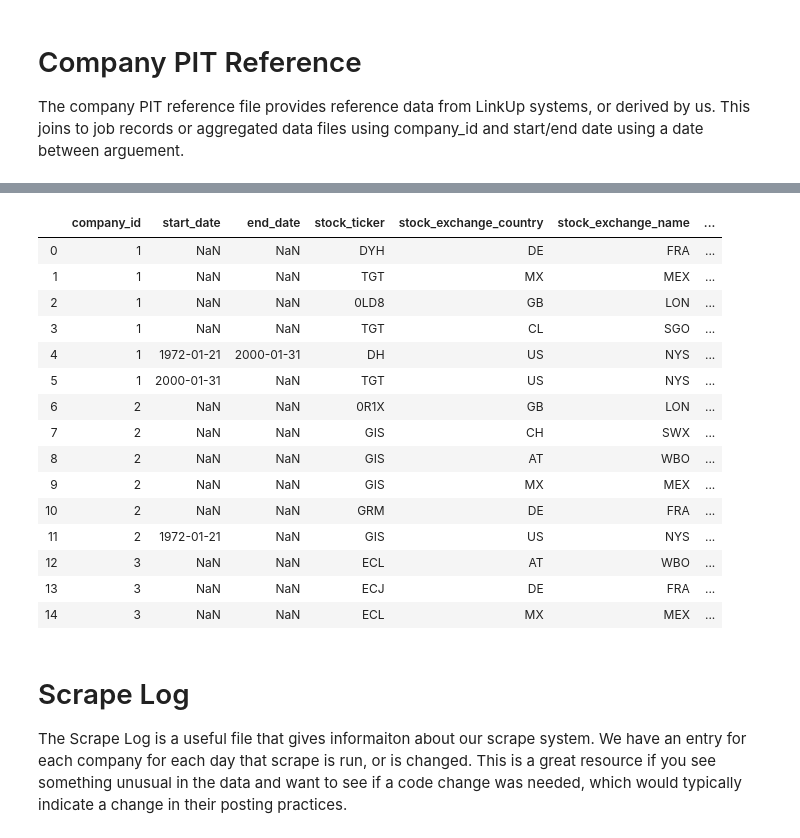
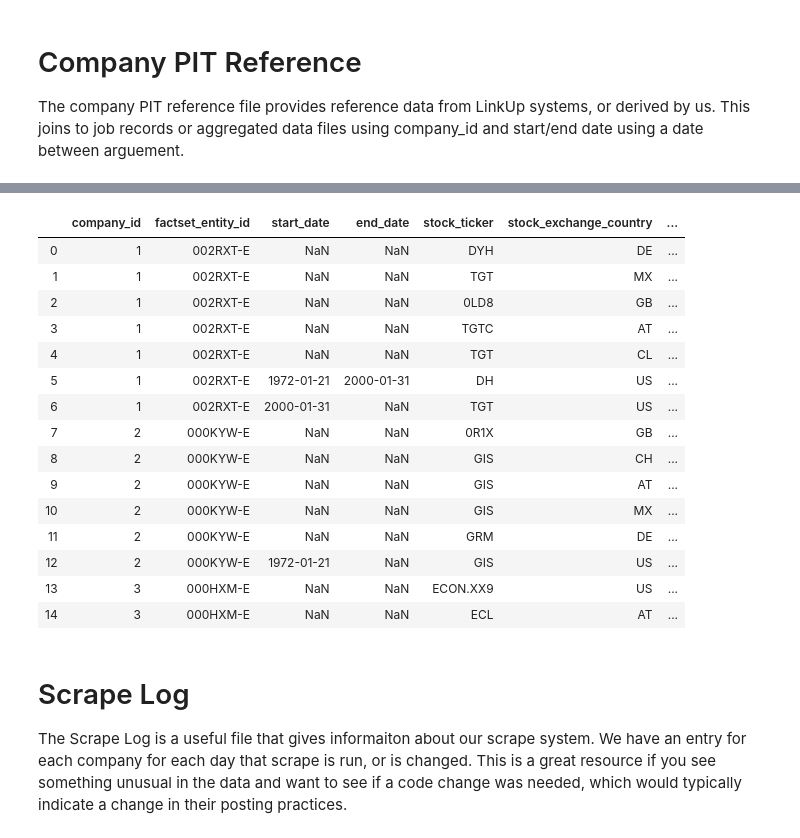
Before and after one commit to LinkUp/Job-Market-Data, a Jupyter notebook: Product Documentation/Product Onboarding.ipynb, the cells around one changed output, grey strips where cells are left out. Cells and saved outputs as stored; diff of their text form; code cells hidden in the pictures.

```diff
--- a/Product Documentation/Product Onboarding.ipynb
+++ b/Product Documentation/Product Onboarding.ipynb
@@ -84,22 +84,22 @@ This file was created through concordance of our company id to Factset Entity ID
 # %%
-TickerPITRef = pd.read_csv('raw_pit_ticker_full_2019-07-15.csv'); TickerPITRef.head(15)
+TickerPITRef = pd.read_csv('fs_company_reference_daily_2019-11-13.csv.gz'); TickerPITRef.head(15)
 # %% [output]
-|  | company_id | start_date | end_date | stock_ticker | stock_exchange_country | stock_exchange_name | ... |
-| 0 | 1 | NaN | NaN | DYH | DE | FRA | ... |
-| 1 | 1 | NaN | NaN | TGT | MX | MEX | ... |
-| 2 | 1 | NaN | NaN | 0LD8 | GB | LON | ... |
-| 3 | 1 | NaN | NaN | TGT | CL | SGO | ... |
-| 4 | 1 | 1972-01-21 | 2000-01-31 | DH | US | NYS | ... |
-| 5 | 1 | 2000-01-31 | NaN | TGT | US | NYS | ... |
-| 6 | 2 | NaN | NaN | 0R1X | GB | LON | ... |
-| 7 | 2 | NaN | NaN | GIS | CH | SWX | ... |
-| 8 | 2 | NaN | NaN | GIS | AT | WBO | ... |
-| 9 | 2 | NaN | NaN | GIS | MX | MEX | ... |
-| 10 | 2 | NaN | NaN | GRM | DE | FRA | ... |
-| 11 | 2 | 1972-01-21 | NaN | GIS | US | NYS | ... |
-| 12 | 3 | NaN | NaN | ECL | AT | WBO | ... |
-| 13 | 3 | NaN | NaN | ECJ | DE | FRA | ... |
-| 14 | 3 | NaN | NaN | ECL | MX | MEX | ... |
+|  | company_id | factset_entity_id | start_date | end_date | stock_ticker | stock_exchange_country | ... |
+| 0 | 1 | 002RXT-E | NaN | NaN | DYH | DE | ... |
+| 1 | 1 | 002RXT-E | NaN | NaN | TGT | MX | ... |
+| 2 | 1 | 002RXT-E | NaN | NaN | 0LD8 | GB | ... |
+| 3 | 1 | 002RXT-E | NaN | NaN | TGTC | AT | ... |
+| 4 | 1 | 002RXT-E | NaN | NaN | TGT | CL | ... |
+| 5 | 1 | 002RXT-E | 1972-01-21 | 2000-01-31 | DH | US | ... |
+| 6 | 1 | 002RXT-E | 2000-01-31 | NaN | TGT | US | ... |
+| 7 | 2 | 000KYW-E | NaN | NaN | 0R1X | GB | ... |
+| 8 | 2 | 000KYW-E | NaN | NaN | GIS | CH | ... |
+| 9 | 2 | 000KYW-E | NaN | NaN | GIS | AT | ... |
+| 10 | 2 | 000KYW-E | NaN | NaN | GIS | MX | ... |
+| 11 | 2 | 000KYW-E | NaN | NaN | GRM | DE | ... |
+| 12 | 2 | 000KYW-E | 1972-01-21 | NaN | GIS | US | ... |
+| 13 | 3 | 000HXM-E | NaN | NaN | ECON.XX9 | US | ... |
+| 14 | 3 | 000HXM-E | NaN | NaN | ECL | AT | ... |
 # %% [markdown]
 # Scrape Log
 
```
Also changed, not shown: parts of 3 cells of this notebook.
